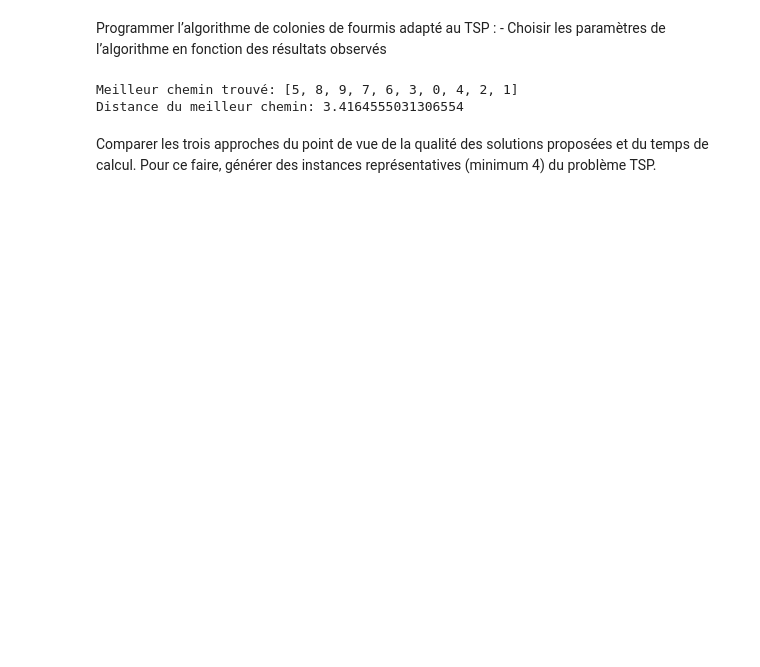
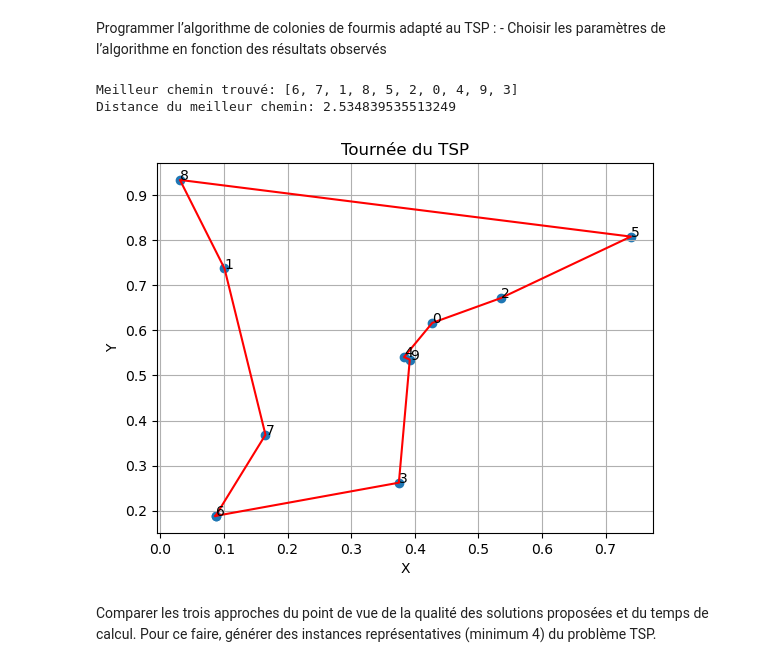
Before and after one commit to thibault-chausson/AI52-TP, a Jupyter notebook: TP3/TP3.ipynb, the cells around one changed output. Saved outputs shown, nothing was run; the diff lists cells and outputs as text; code cells hidden in the pictures; blank space fills up the shorter version.

```diff
--- a/TP3/TP3.ipynb
+++ b/TP3/TP3.ipynb
@@ -341,34 +342,37 @@ def ant_colony_optimization(distances, n_fourmis, n_best, n_iterations, declin,
                 pheromone[tous_chemins[fourmies_triees[i]][j], tous_chemins[fourmies_triees[i]][j+1]] += 1.0 / toutes_distances[fourmies_triees[i]]
 
     return plus_court_chemin, meilleur_distance
 
 # Données du problème TSP (matrice de distance)
 
 NOMBRE_DE_VILLES = 10
 NOMBRE_ITER = 10000
 PROBA_MUTATION = 0.1
 TAILLE_POPULATION = 1000
 
 coor_ville = generate_random_cities(NOMBRE_DE_VILLES)
 distances_ville = matrice_distance_ville(coor_ville)
 
 DISTANCES = distances_ville
 
 # Paramètres de l'algorithme
 N_FOURMIS = 10
 N_BEST = 5
 N_ITERATIONS = 100
 DECLIN = 0.95
 ALPHA = 1
 BETA = 2
 
 # Lancer l'algorithme
 plus_court, meilleur_dist = ant_colony_optimization(DISTANCES, N_FOURMIS, N_BEST, N_ITERATIONS, DECLIN, ALPHA, BETA)
 
 print("Meilleur chemin trouvé:", plus_court)
 print("Distance du meilleur chemin:", meilleur_dist)
+
+afficaghe(coor_ville, plus_court)
 # %% [output]
-Meilleur chemin trouvé: [5, 8, 9, 7, 6, 3, 0, 4, 2, 1]
-Distance du meilleur chemin: 3.4164555031306554
+Meilleur chemin trouvé: [6, 7, 1, 8, 5, 2, 0, 4, 9, 3]
+Distance du meilleur chemin: 2.534839535513249
+[figure, added]
 # %% [markdown]
 Comparer les trois approches du point de vue de la qualité des solutions proposées et du temps de calcul. Pour ce faire, générer des instances représentatives (minimum 4) du problème TSP.
```
Also changed, not shown: parts of 14 cells of this notebook.
